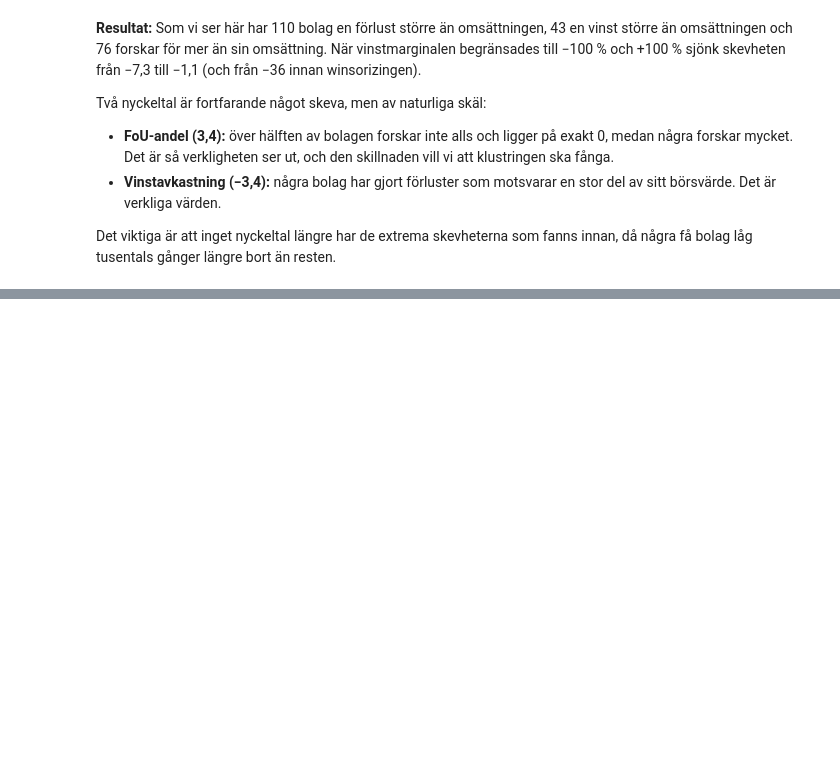
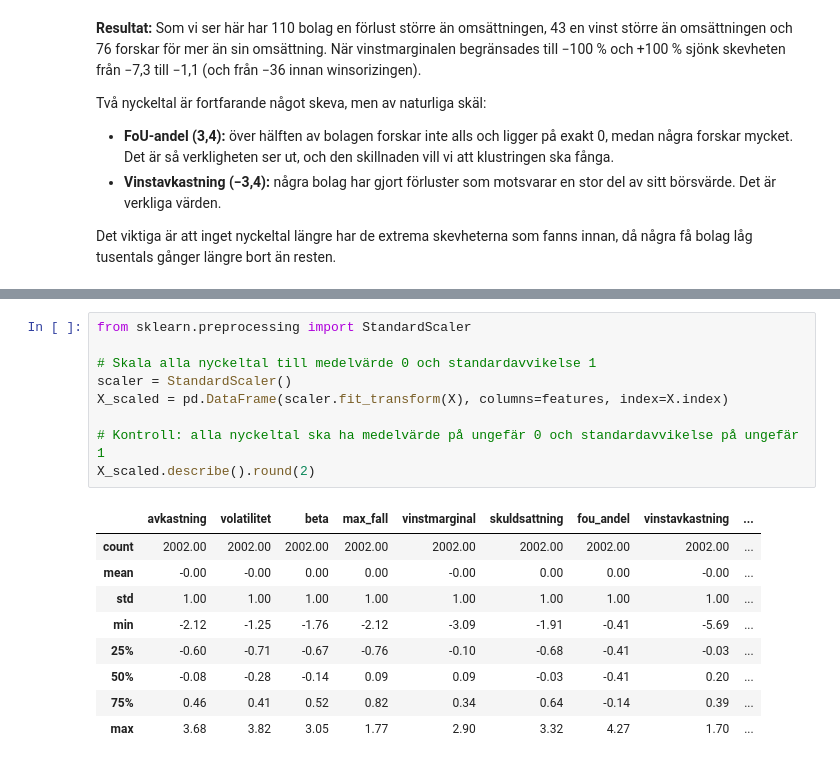
Before and after one commit to peter868686/Aktieklustring, a Jupyter notebook: notebooks/analys.ipynb, the cells around one changed output, grey strips where cells are left out. Cells and saved outputs as stored; diff of their text form; blank space fills up the shorter version.

```diff
--- a/notebooks/analys.ipynb
+++ b/notebooks/analys.ipynb
@@ -491,0 +496,19 @@ Det viktiga är att inget nyckeltal längre har de extrema skevheterna som fanns
+# %%
+from sklearn.preprocessing import StandardScaler
+
+# Skala alla nyckeltal till medelvärde 0 och standardavvikelse 1
+scaler = StandardScaler()
+X_scaled = pd.DataFrame(scaler.fit_transform(X), columns=features, index=X.index)
+
+# Kontroll: alla nyckeltal ska ha medelvärde på ungefär 0 och standardavvikelse på ungefär 1
+X_scaled.describe().round(2)
+# %% [output]
+|  | avkastning | volatilitet | beta | max_fall | vinstmarginal | skuldsattning | fou_andel | vinstavkastning | ... |
+| count | 2002.00 | 2002.00 | 2002.00 | 2002.00 | 2002.00 | 2002.00 | 2002.00 | 2002.00 | ... |
+| mean | -0.00 | -0.00 | 0.00 | 0.00 | -0.00 | 0.00 | 0.00 | -0.00 | ... |
+| std | 1.00 | 1.00 | 1.00 | 1.00 | 1.00 | 1.00 | 1.00 | 1.00 | ... |
+| min | -2.12 | -1.25 | -1.76 | -2.12 | -3.09 | -1.91 | -0.41 | -5.69 | ... |
+| 25% | -0.60 | -0.71 | -0.67 | -0.76 | -0.10 | -0.68 | -0.41 | -0.03 | ... |
+| 50% | -0.08 | -0.28 | -0.14 | 0.09 | 0.09 | -0.03 | -0.41 | 0.20 | ... |
+| 75% | 0.46 | 0.41 | 0.52 | 0.82 | 0.34 | 0.64 | -0.14 | 0.39 | ... |
+| max | 3.68 | 3.82 | 3.05 | 1.77 | 2.90 | 3.32 | 4.27 | 1.70 | ... |
```
Also changed, not shown: parts of 5 cells of this notebook.
